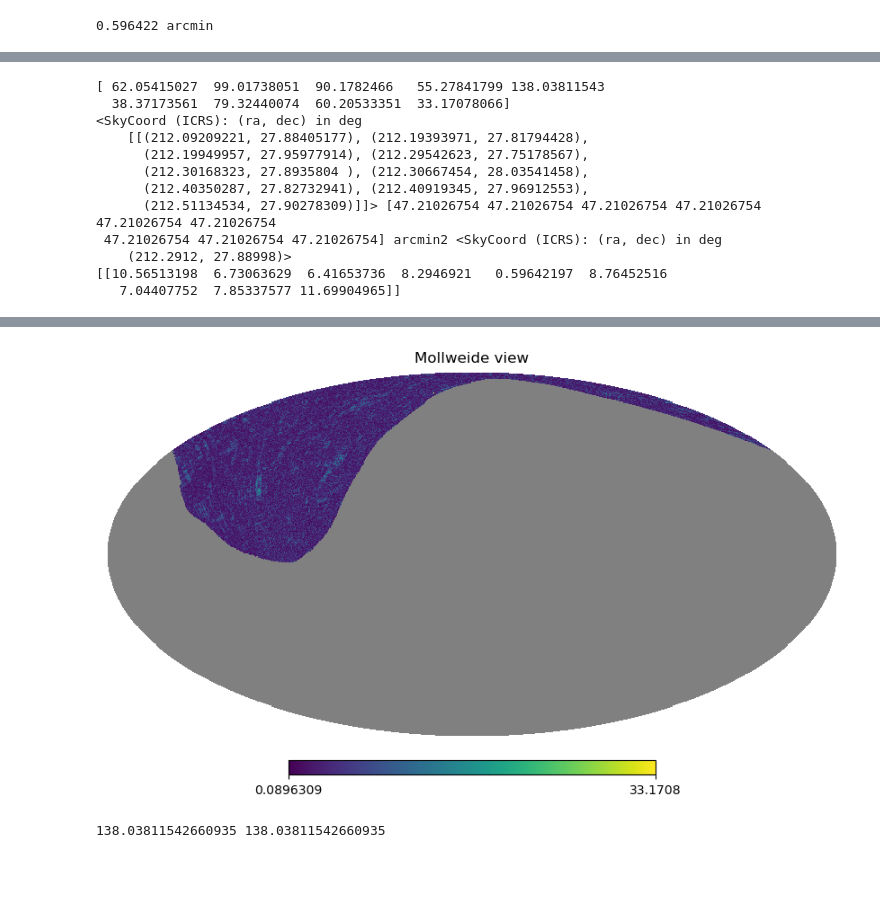
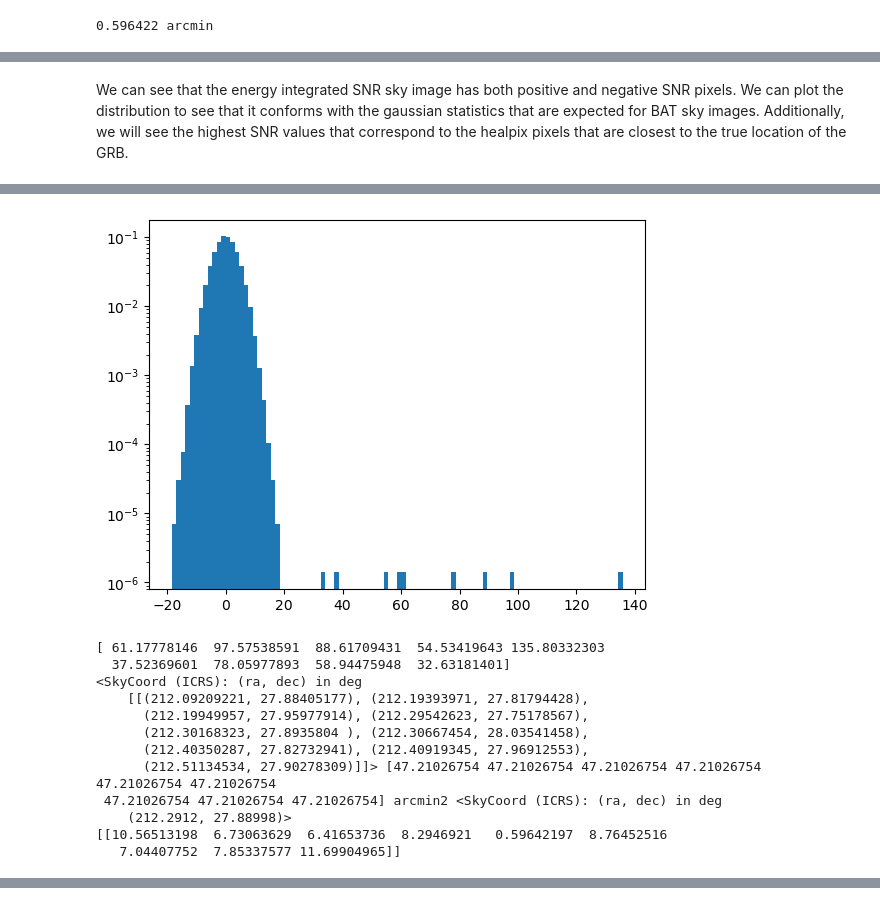
Before and after one commit to parsotat/BatAnalysis, a Jupyter notebook: notebooks/Example_TTE_imaging_data_analysis.ipynb, the cells around one changed output, grey strips where cells are left out. Cells and saved outputs as stored; diff of their text form; code cells hidden in the pictures; blank space fills up the shorter version.

```diff
--- a/notebooks/Example_TTE_imaging_data_analysis.ipynb
+++ b/notebooks/Example_TTE_imaging_data_analysis.ipynb
@@ -479,4 +482,8 @@ tot_snr=mosaic_skyview.snr_img.project("HPX")
+# %% [markdown]
+We can see that the energy integrated SNR sky image has both positive and negative SNR pixels. We can plot the distribution to see that it conforms with the gaussian statistics that are expected for BAT sky images. Additionally, we will see the highest SNR values that correspond to the healpix pixels that are closest to the true location of the GRB.
 # %%
-plt.hist(tot_snr.contents, bins=100, density=True)
+
+plt.hist(tot_e_snr.contents, bins=100, density=True)
 plt.yscale("log")
+plt.show()
 # %% [output]
@@ -484,0 +490 @@ plt.yscale("log")
+[figure, added]
@@ -488,12 +491,12 @@ t=Histogram(tot_snr.axes, contents=tot_snr.contents) #np.log10(tot_snr))
 # %%
-idx=np.where(tot_snr.contents>20)
-max_snr_coords=tot_snr.axes["HPX"].pix2skycoord(idx).icrs
-print(tot_snr.contents[idx])
-print(max_snr_coords, tot_snr.axes["HPX"].pixarea(idx[0]).to(u.arcmin**2), orig_coords)
+idx=np.where(tot_e_snr.contents>20)
+max_snr_coords=tot_e_snr.axes["HPX"].pix2skycoord(idx).icrs
+print(tot_e_snr.contents[idx])
+print(max_snr_coords, tot_e_snr.axes["HPX"].pixarea(idx[0]).to(u.arcmin**2), orig_coords)
 print(max_snr_coords.separation(orig_coords).arcmin)
 # %% [output]
-[ 62.05415027  99.01738051  90.1782466   55.27841799 138.03811543
-  38.37173561  79.32440074  60.20533351  33.17078066]
+[ 61.17778146  97.57538591  88.61709431  54.53419643 135.80332303
+  37.52369601  78.05977893  58.94475948  32.63181401]
 <SkyCoord (ICRS): (ra, dec) in deg
     [[(212.09209221, 27.88405177), (212.19393971, 27.81794428),
       (212.19949957, 27.95977914), (212.29542623, 27.75178567),
@@ -521,13 +524,3 @@ fig.plot(max_snr_coords.galactic.l, max_snr_coords.galactic.b, 'ro', transform=f
  <matplotlib.lines.Line2D at 0x...>,
  <matplotlib.lines.Line2D at 0x...>,
  <matplotlib.lines.Line2D at 0x...>]
-# %%
-import healpy
-healpy.mollview(tot_snr.contents)
-# %% [output]
-[figure, removed]
-# %%
-print(np.nanmax(tot_snr.contents),
-np.nanmax(t.contents))
-# %% [output]
-138.03811542660935 138.03811542660935
```
Also changed, not shown: parts of 23 cells of this notebook.
